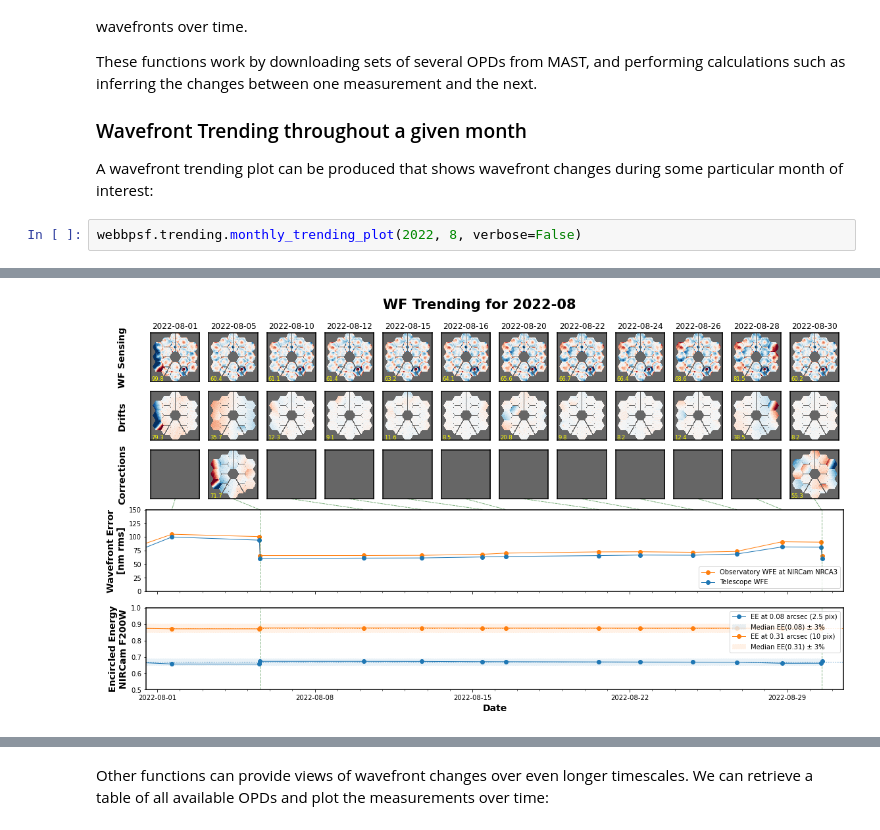
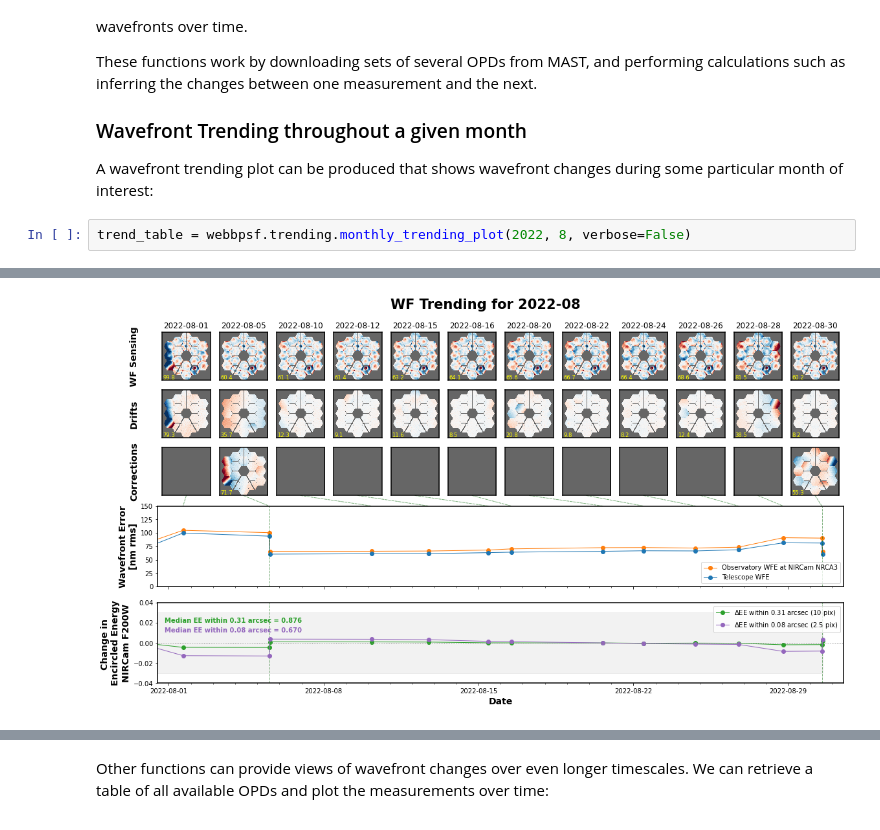
Before and after one commit to spacetelescope/webbpsf, a Jupyter notebook: docs/jwst_measured_opds.ipynb, the cells around one changed output, grey strips where cells are left out. Drawn from its saved outputs; the diff is of its cells as text.

Commit message:
Improve monthly trending plot based on user feedback: show delta EEs rather than total EEs.

```diff
--- a/docs/jwst_measured_opds.ipynb
+++ b/docs/jwst_measured_opds.ipynb
@@ -89,5 +89,5 @@ These functions work by downloading sets of several OPDs from MAST, and performi
 
 A wavefront trending plot can be produced that shows wavefront changes during some particular month of interest:
 # %%
-webbpsf.trending.monthly_trending_plot(2022, 8, verbose=False)
+trend_table = webbpsf.trending.monthly_trending_plot(2022, 8, verbose=False)
 # %% [output]
@@ -109 +94 @@ R2022090102-NRCA3_FP1-2.fits 2022-08-30T13:11:54.700 Post Mirror Move Obs WFE: 6
-[figure, old version]
+[figure, new version]
```
Also changed, not shown: parts of 20 cells of this notebook, 2 other files.
